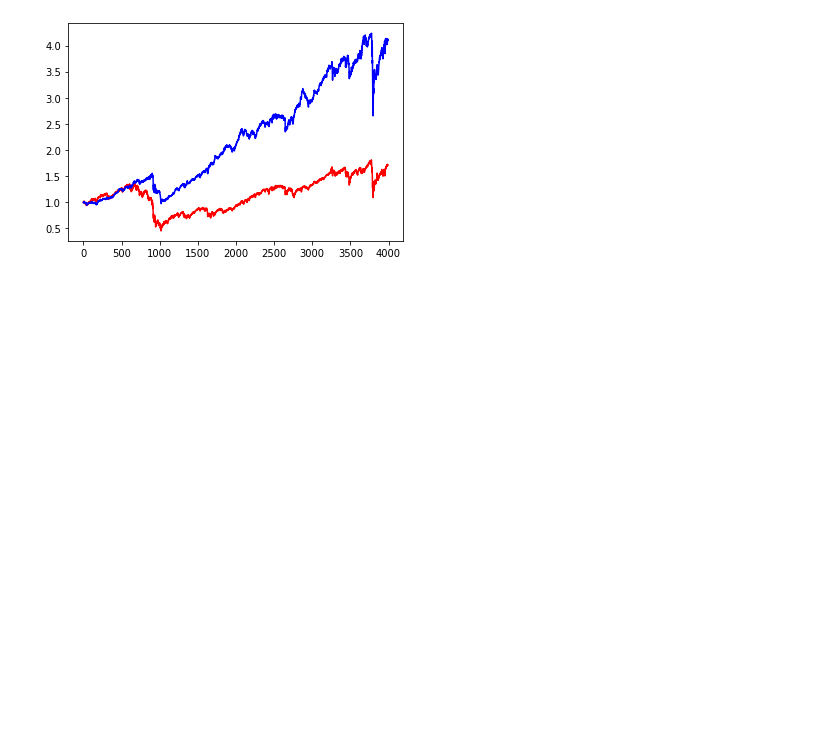
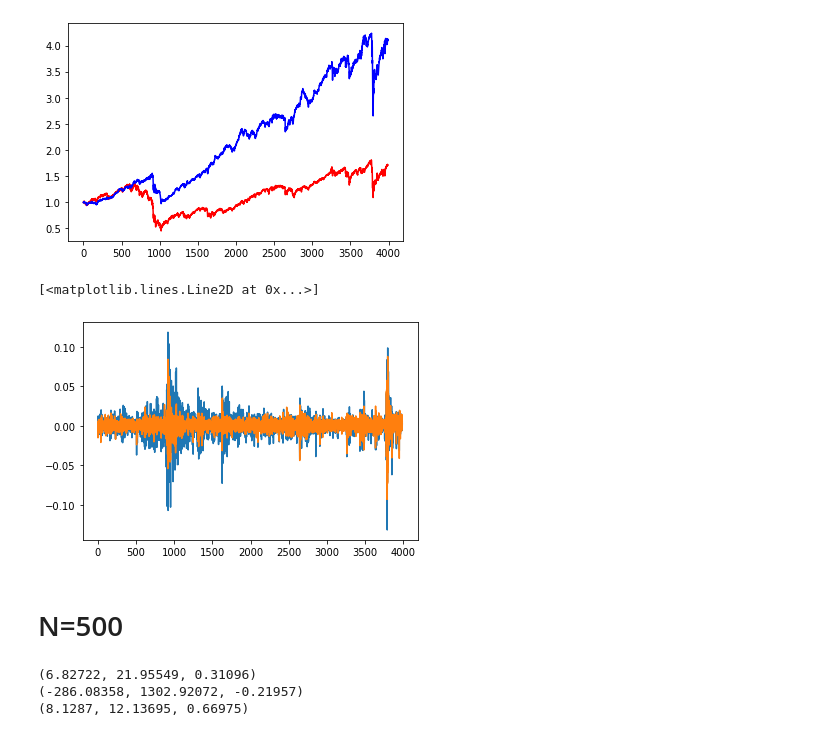
Before and after one commit to panyiming/covariance_metrics, a Jupyter notebook: data/portfolios.ipynb, the cells around one changed output. Drawn from its saved outputs; the diff is of its cells as text; code cells hidden in the pictures; blank space fills up the shorter version.

```diff
--- a/data/portfolios.ipynb
+++ b/data/portfolios.ipynb
@@ -341,3 +342,11 @@ plt.plot(res_dccnl_200_line, 'b')
 # %% [output]
 [<matplotlib.lines.Line2D at 0x...>]
 [figure]
+# %%
+plt.plot(avg_res_200)
+plt.plot(res_dccnl_200)
+# %% [output]
+[<matplotlib.lines.Line2D at 0x...>]
+[figure, added]
+# %% [markdown]
+# N=500
@@ -343,0 +358,8 @@ plt.plot(res_dccnl_200_line, 'b')
+# %%
+print(indicators(avg_res_500))
+print(indicators(samp_res_500))
+print(indicators(res_dccnl_500))
+# %% [output]
+(6.82722, 21.95549, 0.31096)
+(-286.08358, 1302.92072, -0.21957)
+(8.1287, 12.13695, 0.66975)
```
Also changed, not shown: parts of 29 cells of this notebook, 4 other files.
